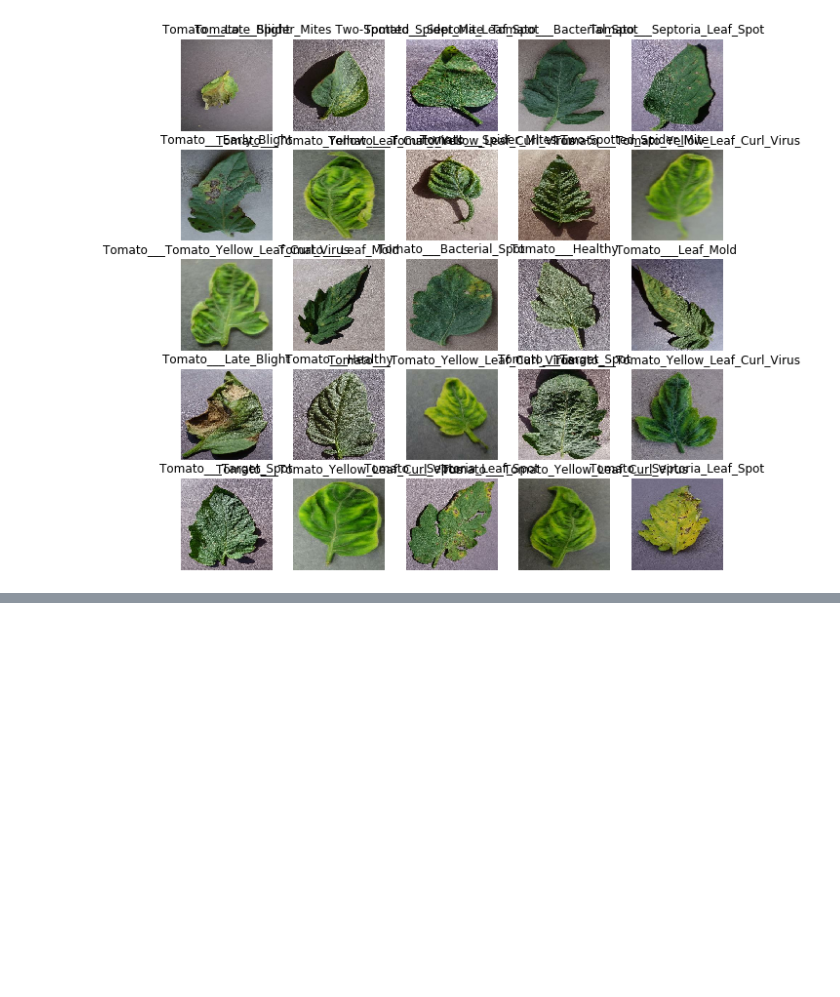
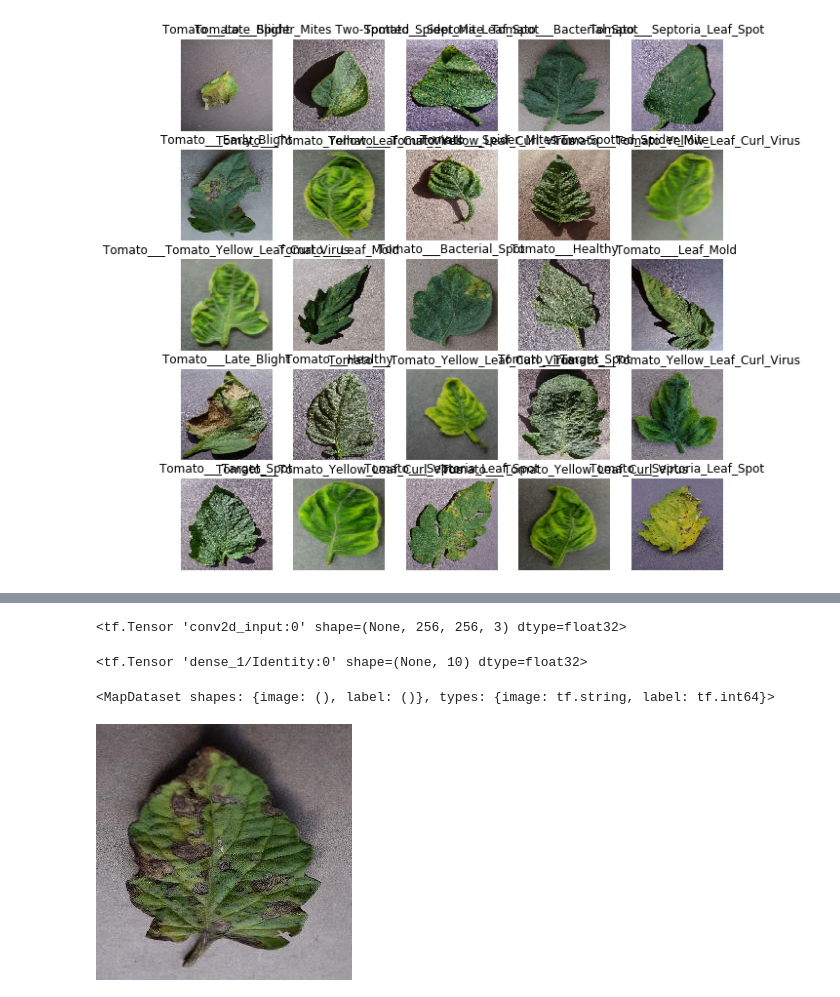
Before and after one commit to bitjockey42/ikapati-research, a Jupyter notebook: notebooks/2.1-agj-image-preprocessing.ipynb, the cells around one changed output, grey strips where cells are left out. Saved outputs shown, nothing was run; the diff lists cells and outputs as text; code cells hidden in the pictures; blank space fills up the shorter version.

Commit message:
Convert image to tfrecord
Former-commit-id: 876a71e43514353a93cab30a966ddb66dba50077

```diff
--- a/notebooks/2.1-agj-image-preprocessing.ipynb
+++ b/notebooks/2.1-agj-image-preprocessing.ipynb
@@ -176,0 +256,8 @@ show_batch(image_batch.numpy(), label_batch.numpy())
+# %%
+m.input
+# %% [output]
+<tf.Tensor 'conv2d_input:0' shape=(None, 256, 256, 3) dtype=float32>
+# %%
+m.output
+# %% [output]
+<tf.Tensor 'dense_1/Identity:0' shape=(None, 10) dtype=float32>
@@ -176,0 +306,45 @@ show_batch(image_batch.numpy(), label_batch.numpy())
+# %%
+# Convert Image Data to TFREcord
+from src.data.image_processing import preprocess_image, load_image
+
+# Set filename
+filename = str(image_paths[0])
+
+# load data in numpy
+image_string = open(filename, "rb").read()
+# image_array = tf.keras.preprocessing.image.img_to_array(image)
+label = 1
+
+# Define the features of your tfrecord
+feature = {'image':  _bytes_feature(tf.compat.as_bytes(image_string)),
+           'label':  _int64_feature(int(label))}
+
+# Serialize to string and write to file
+example = tf.train.Example(features=tf.train.Features(feature=feature))
+
+record_file = "image.tfrecords"
+with tf.io.TFRecordWriter(record_file) as writer:
+    writer.write(example.SerializeToString())
+# %%
+raw_image_dataset = tf.data.TFRecordDataset(record_file)
+
+# Create a dictionary describing the features.
+image_feature_description = {
+    'image': tf.io.FixedLenFeature([], tf.string),
+    'label': tf.io.FixedLenFeature([], tf.int64),
+}
+
+def _parse_image_function(example_proto):
+  # Parse the input tf.Example proto using the dictionary above.
+  return tf.io.parse_single_example(example_proto, image_feature_description)
+
+parsed_image_dataset = raw_image_dataset.map(_parse_image_function)
+parsed_image_dataset
+# %% [output]
+<MapDataset shapes: {image: (), label: ()}, types: {image: tf.string, label: tf.int64}>
+# %%
+for image_features in parsed_image_dataset:
+    image_data = image_features["image"].numpy()
+    display.display(display.Image(image_data))
+# %% [output]
+[figure, added]
```
Also changed, not shown: parts of 16 cells of this notebook, 1 other file.
